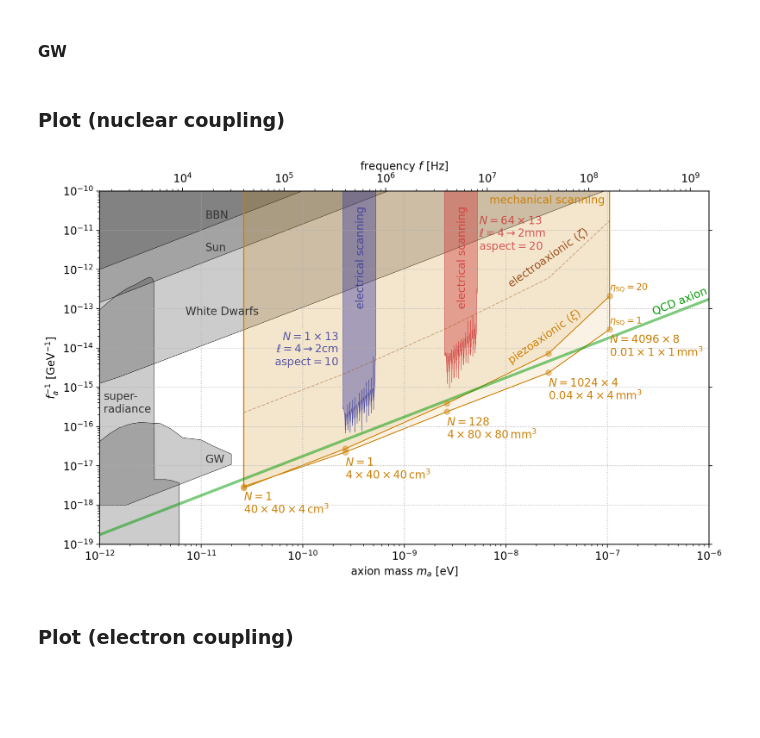
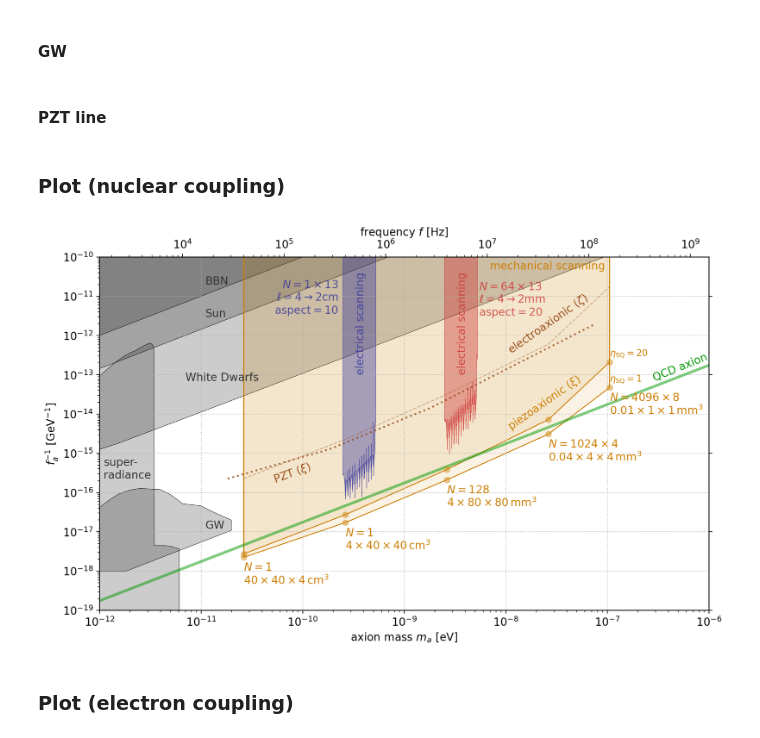
Before and after one commit to kenvantilburg/piezoaxionic-effect, a Jupyter notebook: code/sensitivity_eta20.ipynb, the cells around one changed output. Saved outputs shown, nothing was run; the diff lists cells and outputs as text; code cells hidden in the pictures; blank space fills up the shorter version.

```diff
--- a/code/sensitivity_eta20.ipynb
+++ b/code/sensitivity_eta20.ipynb
@@ -596,7 +600,7 @@ for i_l,l in enumerate(vec_l):
     L_1_fid = 1/(omega_0**2 * np.real(C_c))
     C_1_fid = np.real(C_c)
     C_1 = 0.1*C_1_fid;
-    L_1 = 0.01*L_1_fid * (1 - 1j * eps_L_1);
+    L_1 = 0.1*L_1_fid * (1 - 1j * eps_L_1);
     #L_2 = L2_find(T, l,v,a,b,h_11,c_11,beta_11,k2,L_squid, R_squid, L_i, k_i, C_1, L_1, k_f, 1, S_flux_squid, T_2, mu_N, n_N, xi_11, zeta_11, P_nuc, N_series,N_parallel,0)[0]
     def fun_Z(omega_frac):
         return np.imag(fn_Z_total(omega_frac * omega_0,l,v,a,b,beta_11,k2,L_squid, R_squid, L_i, k_i, C_1, L_1, L_2, k_f, N_series,N_parallel))
@@ -689,6 +693,11 @@ def int_GW_high(m):
     return 10**int_GW_high_log(np.log10(m/eV))
 def int_GW_low(m):
     return 10**int_GW_low_log(np.log10(m/eV))
+# %% [markdown]
+#### PZT line
+# %%
+arr_sens_ultimate_q_PZT = np.load(dir_data+'sens_ultimate_PZT.npy')
+arr_sens_ultimate_G_aee_PZT = np.load(dir_data+'sens_ultimate_G_aee_PZT.npy')
 # %% [markdown]
 ### Plot (nuclear coupling)
 # %%
@@ -731,37 +740,40 @@ ax.plot(arr_sens_ultimate[:,0]/eV,arr_sens_ultimate[:,1]/ThetaAxion/fn_fa(arr_se
        ls='none',lw=0,color=(0.8,0.5,0,0.4),marker='.',markersize=12)
 ax.plot(arr_sens_ultimate_q[:,0]/eV,arr_sens_ultimate_q[:,1]/ThetaAxion/fn_fa(arr_sens_ultimate_q[:,0]),
        ls='none',lw=0,color=(0.8,0.5,0,0.4),marker='.',markersize=12)
+ax.plot(arr_sens_ultimate_q_PZT[:,0]/eV,arr_sens_ultimate_q_PZT[:,1]/ThetaAxion/fn_fa(arr_sens_ultimate_q_PZT[:,0]),
+       ls='dotted',lw=2, color=(0.6,0.3,0.1,0.8))
 ax.fill_between(arr_comb_hypo_4cm_xylo[:,0]/eV,arr_comb_hypo_4cm_xylo[:,1]/ThetaAxion * fn_fa(arr_comb_hypo_4cm_xylo[:,0])**-1,1,
                 lw=0.5,edgecolor=(0.2,0.2,0.6,0.8),facecolor=(0.2,0.2,0.6,0.4),label=r'$\mathrm{2cm - 4cm}$, $N = 1$, 10$\,$yr/octave');
 ax.fill_between(arr_comb_hypo_4mm_xylo[:,0]/eV,arr_comb_hypo_4mm_xylo[:,1]/ThetaAxion * fn_fa(arr_comb_hypo_4mm_xylo[:,0])**-1,1,
                 lw=0.5,edgecolor=(0.8,0.2,0.2,0.8),facecolor=(0.8,0.2,0.2,0.4),label=r'$\mathrm{2mm - 4mm}$, $N = 256$, 10$\,$yr/octave');
 text_ultimate=[r'$N=1$'+'\n'+r'$40\times 40 \times 4 \, \mathrm{cm}^3$',r'$N=1$'+'\n'+r'$4\times 40 \times 40 \, \mathrm{cm}^3$',
                r'$N=128$'+'\n'+r'$4 \times 80 \times 80 \, \mathrm{mm}^3$',
                r'$N=1024 \times 4$'+'\n'+r'$0.04\times 4 \times 4 \, \mathrm{mm}^3$',
                r'$N=4096 \times 8$'+'\n'+r'$0.01\times 1 \times 1 \, \mathrm{mm}^3$'];
 for i,m in enumerate(arr_sens_ultimate_q[:,0]):
     ax.text(m/eV,0.75*arr_sens_ultimate_q[i,1]/ThetaAxion/fn_fa(m),text_ultimate[i],color=(0.8,0.5,0,1),va='top')
 ax.text(arr_sens_ultimate_q[-1,0]/eV,1.2*arr_sens_ultimate[-1,1]/ThetaAxion/fn_fa(arr_sens_ultimate_q[-1,0]),
         r'$\eta_\mathrm{SQ}=20$',fontsize=10,color=(0.8,0.5,0,1),va='bottom',ha='left',rotation=0)
 ax.text(arr_sens_ultimate_q[-1,0]/eV,1.2*arr_sens_ultimate_q[-1,1]/ThetaAxion/fn_fa(arr_sens_ultimate_q[-1,0]),
         r'$\eta_\mathrm{SQ}=1$',fontsize=10,color=(0.8,0.5,0,1),va='bottom',ha='left',rotation=0)
 ax.text(1.0e-8,2.95e-13,r'electroaxionic ($\zeta$)',color=(0.6,0.3,0.1,1),va='bottom',ha='left',rotation=35)
 ax.text(1.0e-8,3.4e-15,r'piezoaxionic ($\xi$)',color=(0.8,0.5,0,1),va='bottom',ha='left',rotation=35)
+ax.text(5e-11,1.5e-16,r'PZT ($\xi$)',color=(0.6,0.3,0.1,1),va='bottom',ha='left',rotation=20)
 ax.text(np.sqrt(2)*arr_sens_ultimate[1,0]/eV,1e-13,'electrical scanning',color=(0.2,0.2,0.6,0.8),rotation=90,va='bottom',ha='center')
 ax.text(np.sqrt(2)*arr_sens_ultimate[2,0]/eV,1e-13,'electrical scanning',color=(0.8,0.2,0.2,0.8),rotation=90,va='bottom',ha='center')
-ax.text(0.85*arr_sens_ultimate[1,0]/eV,9e-15,r'$N=1\times 13$'+'\n'+r'$\ell = \mathrm{4\rightarrow2 cm}$'+'\n'+r'$\mathrm{aspect} = 10$',color=(0.2,0.2,0.6,0.8),va='center',ha='right')
+ax.text(0.85*arr_sens_ultimate[1,0]/eV,9e-12,r'$N=1\times 13$'+'\n'+r'$\ell = \mathrm{4\rightarrow2 cm}$'+'\n'+r'$\mathrm{aspect} = 10$',color=(0.2,0.2,0.6,0.8),va='center',ha='right')
 ax.text(2.075*arr_sens_ultimate[2,0]/eV,8e-12,r'$N=64\times 13$'+'\n'+r'$\ell = \mathrm{4\rightarrow2 mm}$'+'\n'+r'$\mathrm{aspect} = 20$',color=(0.8,0.2,0.2,0.8),va='center',ha='left')
 ax.text(0.9*arr_sens_ultimate[-1,0]/eV,0.8e-10,'mechanical scanning',color=(0.8,0.5,0,1),va='top',ha='right')
 ax.text(1.1e-11,2e-11,'BBN',color=(0.2,0.2,0.2),ha='left');
 ax.text(1.1e-11,3e-12,'Sun',color=(0.2,0.2,0.2),ha='left');
 ax.text(7e-12,7e-14,'White Dwarfs',color=(0.2,0.2,0.2),ha='left');
 ax.text(1.1e-12,4e-16,r'super-'+'\n'+'radiance',color=(0.2,0.2,0.2),va='center');
 #ax.text(2.8e-12,3e-15,r'$~\rightarrow$ proj',color=(0.2,0.2,0.2),ha='left',va='center')
 ax.text(1.1e-11,1.2e-17,'GW',color=(0.2,0.2,0.2),ha='left');
 ax.text(2.7e-7,0.6e-13,'QCD axion',color=(0,0.6,0,1),rotation=22,va='bottom');
 #ax.legend(loc='lower right');
 # %% [output]
-[figure, old version]
+[figure, new version]
 # %%
 fig.savefig(dir_fig+'sensitivity_QCD_eta20.pdf', bbox_inches='tight', pad_inches = 0)
 # %% [markdown]
```
Also changed, not shown: parts of 7 cells of this notebook, 2 other files.
